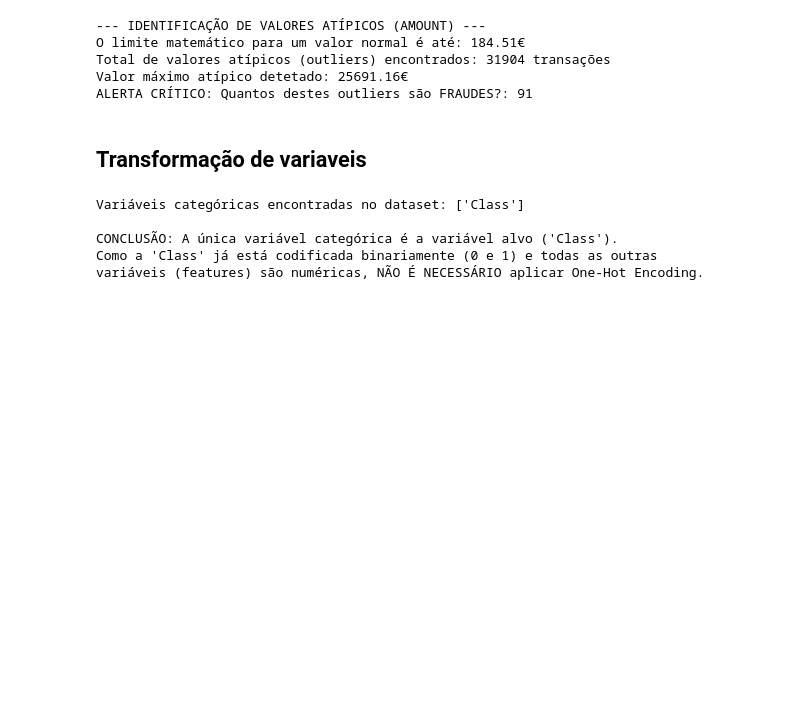
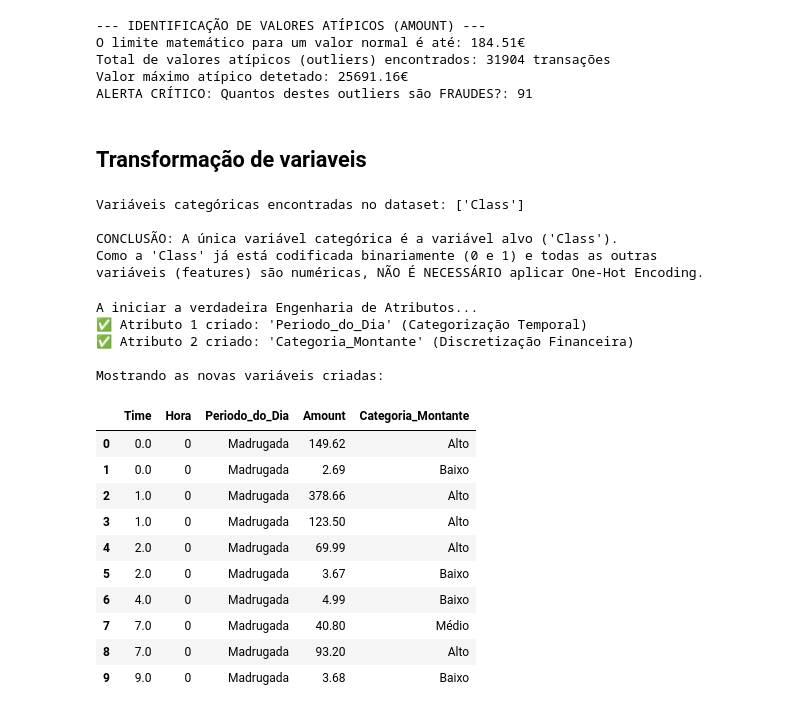
Before and after one commit to tomas15moreira/Projeto-Detecao-de-Transacoes-Fraudulentas-, a Jupyter notebook: notebooks/1.0_eda_limpeza.ipynb, the cells around one changed output. Saved outputs shown, nothing was run; the diff lists cells and outputs as text; code cells hidden in the pictures; blank space fills up the shorter version.

Commit message:
Kaggle Notebook | Projeto_Detecção_de_Transações_Fraudulentas  | Version 23

```diff
--- a/notebooks/1.0_eda_limpeza.ipynb
+++ b/notebooks/1.0_eda_limpeza.ipynb
@@ -647,9 +647,6 @@ df['scaled_amount'] = rob_scaler.fit_transform(df['Amount'].values.reshape(-1, 1
 # Escalonar também a nossa nova variável Hora (ou o Time original) para ficar tudo alinhado
 df['scaled_hora'] = rob_scaler.fit_transform(df['Hora'].values.reshape(-1, 1))
 
-# Reorganizar o dataset para as novas colunas ficarem no início
-df.drop(['Time', 'Amount', 'Hora'], axis=1, inplace=True)
-
 # Inserir as novas colunas no início do dataframe (posição 0 e 1)
 scaled_amount_col = df.pop('scaled_amount')
 scaled_hora_col = df.pop('scaled_hora')
@@ -816,3 +813,59 @@ Variáveis categóricas encontradas no dataset: ['Class']
 CONCLUSÃO: A única variável categórica é a variável alvo ('Class').
 Como a 'Class' já está codificada binariamente (0 e 1) e todas as outras
 variáveis (features) são numéricas, NÃO É NECESSÁRIO aplicar One-Hot Encoding.
+# %%
+import pandas as pd
+import numpy as np
+
+print("A iniciar a verdadeira Engenharia de Atributos...")
+# -------------------------------------------------------------------
+# NOVO ATRIBUTO 1: 'Periodo_do_Dia' (Baseado no Risco de Horário)
+# -------------------------------------------------------------------
+def categorizar_periodo(hora_continua):
+    hora_real = hora_continua % 24
+    if 0 <= hora_real < 6:
+        return 'Madrugada'
+    elif 6 <= hora_real < 12:
+        return 'Manhã'
+    elif 12 <= hora_real < 18:
+        return 'Tarde'
+    else:
+        return 'Noite'
+
+df['Periodo_do_Dia'] = df['Hora'].apply(categorizar_periodo)
+print("✅ Atributo 1 criado: 'Periodo_do_Dia' (Categorização Temporal)")
+
+# -------------------------------------------------------------------
+# NOVO ATRIBUTO 2: 'Categoria_Montante' (Baseado no Comportamento de Consumo)
+# -------------------------------------------------------------------
+# Vamos usar a função qcut (Quantile Cut) do Pandas para dividir as transações
+# em 3 grupos com base na distribuição matemática real dos valores (Amount).
+# Grupo 1 (Baixo): Os 33% valores mais baixos
+# Grupo 2 (Medio): Os 33% valores do meio
+# Grupo 3 (Alto): Os 33% valores mais altos
+
+df['Categoria_Montante'] = pd.qcut(df['Amount'], q=3, labels=['Baixo', 'Médio', 'Alto'])
+print("✅ Atributo 2 criado: 'Categoria_Montante' (Discretização Financeira)")
+
+# -------------------------------------------------------------------
+# Mostrar o resultado final para a professora ver
+# -------------------------------------------------------------------
+print("\nMostrando as novas variáveis criadas:")
+display(df[['Time', 'Hora', 'Periodo_do_Dia', 'Amount', 'Categoria_Montante']].head(10))
+# %% [output]
+A iniciar a verdadeira Engenharia de Atributos...
+✅ Atributo 1 criado: 'Periodo_do_Dia' (Categorização Temporal)
+✅ Atributo 2 criado: 'Categoria_Montante' (Discretização Financeira)
+
+Mostrando as novas variáveis criadas:
+|  | Time | Hora | Periodo_do_Dia | Amount | Categoria_Montante |
+| 0 | 0.0 | 0 | Madrugada | 149.62 | Alto |
+| 1 | 0.0 | 0 | Madrugada | 2.69 | Baixo |
+| 2 | 1.0 | 0 | Madrugada | 378.66 | Alto |
+| 3 | 1.0 | 0 | Madrugada | 123.50 | Alto |
+| 4 | 2.0 | 0 | Madrugada | 69.99 | Alto |
+| 5 | 2.0 | 0 | Madrugada | 3.67 | Baixo |
+| 6 | 4.0 | 0 | Madrugada | 4.99 | Baixo |
+| 7 | 7.0 | 0 | Madrugada | 40.80 | Médio |
+| 8 | 7.0 | 0 | Madrugada | 93.20 | Alto |
+| 9 | 9.0 | 0 | Madrugada | 3.68 | Baixo |
```
Also changed, not shown: parts of 2 cells of this notebook.
